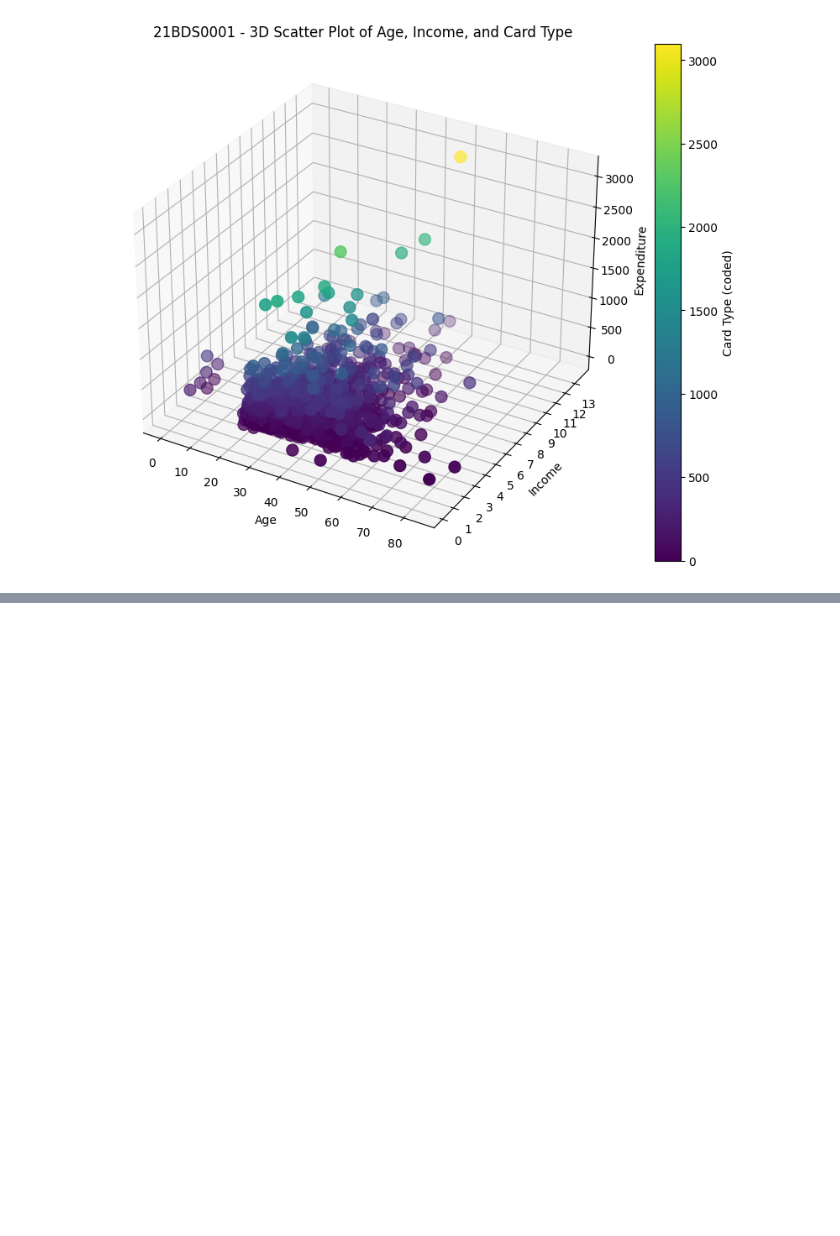
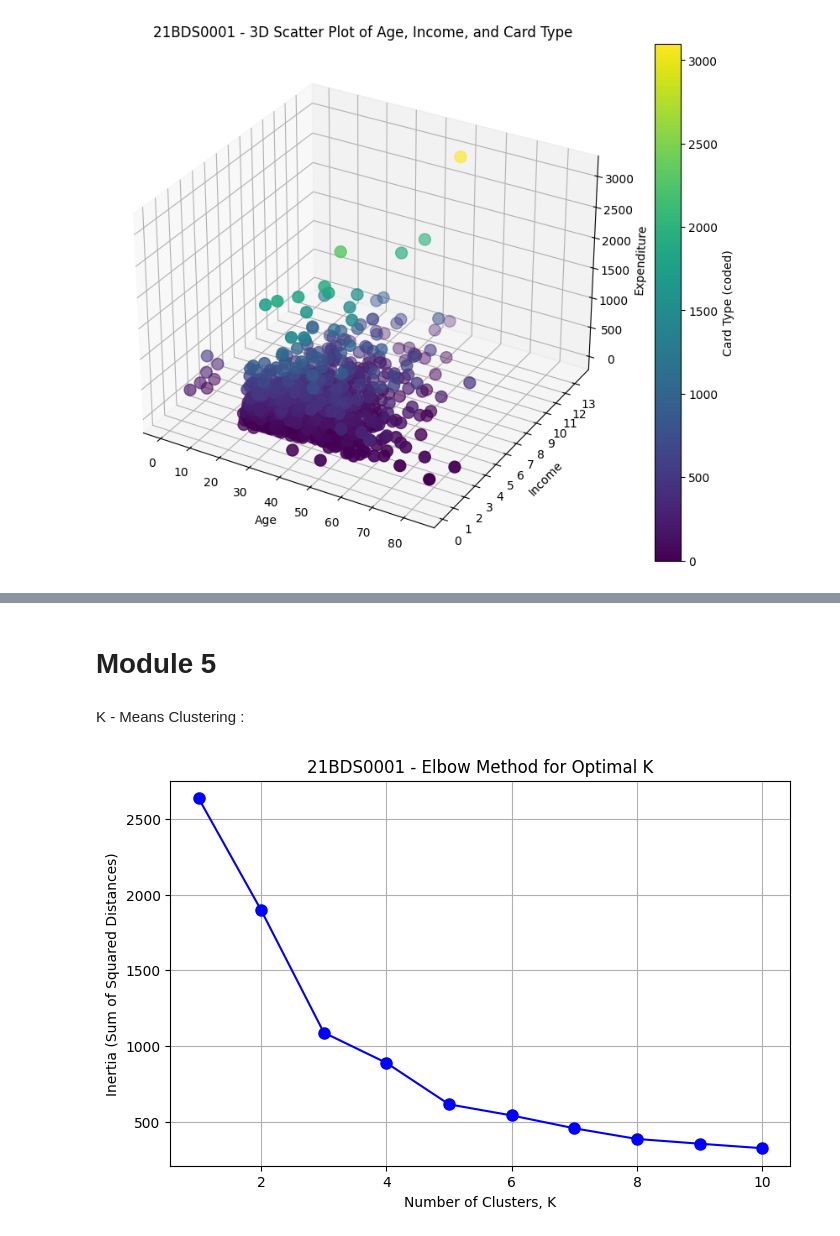
Before and after one commit to mukund-n/EDA---DA---21BDS0001, a Jupyter notebook: EDA_21BDS0001.ipynb, the cells around one changed output, grey strips where cells are left out. Drawn from its saved outputs; the diff is of its cells as text; code cells hidden in the pictures; blank space fills up the shorter version.

```diff
--- a/EDA_21BDS0001.ipynb
+++ b/EDA_21BDS0001.ipynb
@@ -671,0 +698,4 @@ plt.show()
+# %% [markdown]
+# Module 5
+# %% [markdown]
+K - Means Clustering :
@@ -671,0 +705,23 @@ plt.show()
+# %%
+K_means = BDS0001[['age', 'expenditure']]
+
+scaler = StandardScaler()
+X_scaled = scaler.fit_transform(K_means)
+# %%
+inertia = []
+
+K = range(1, 11)
+for k in K:
+    kmeans = KMeans(n_clusters=k, random_state=0)
+    kmeans.fit(X_scaled)
+    inertia.append(kmeans.inertia_)
+
+plt.figure(figsize=(8, 5))
+plt.plot(K, inertia, 'bo-', markersize=8)
+plt.xlabel('Number of Clusters, K')
+plt.ylabel('Inertia (Sum of Squared Distances)')
+plt.title('21BDS0001 - Elbow Method for Optimal K')
+plt.grid()
+plt.show()
+# %% [output]
+[figure, added]
```
Also changed, not shown: parts of 22 cells of this notebook.
